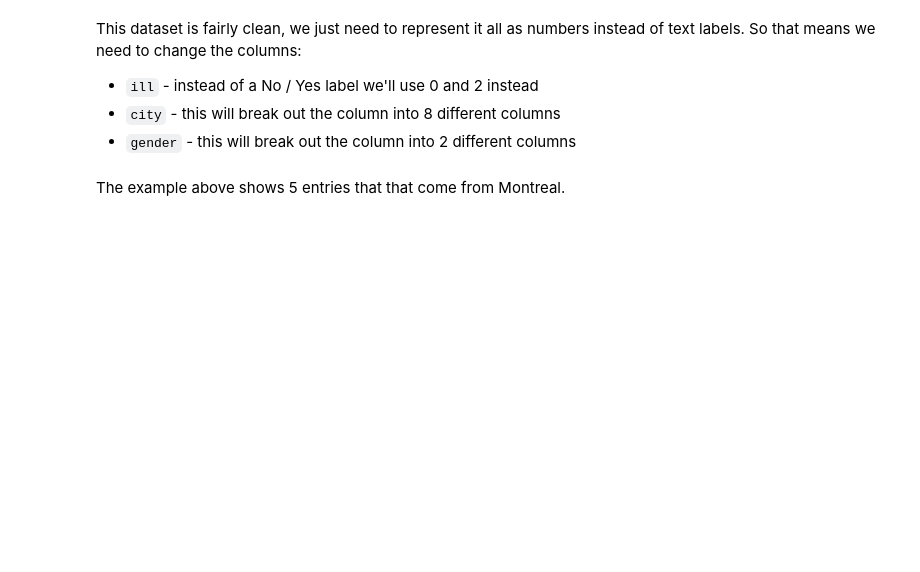
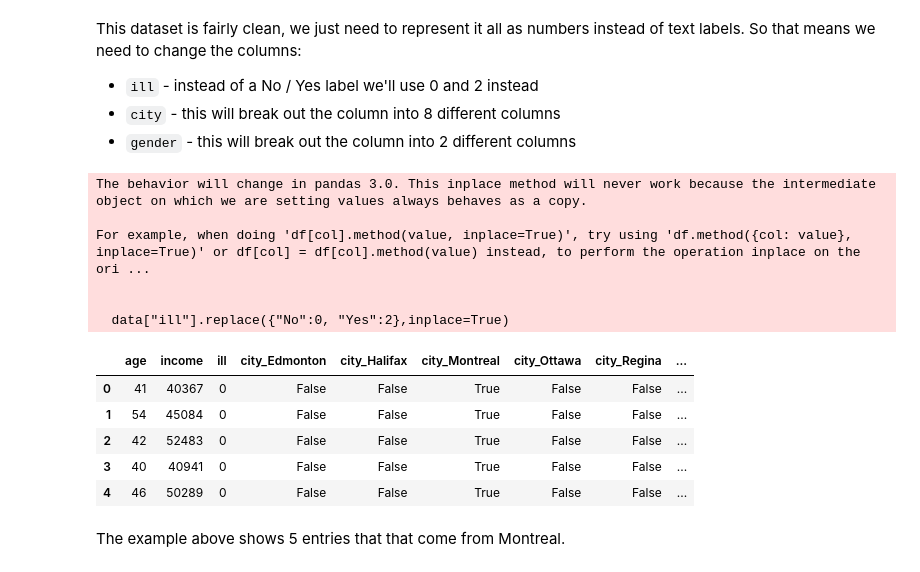
Before and after one commit to puneetxp/Class, a Jupyter notebook: Machine Learning Basics.ipynb, the cells around one changed output. Cells and saved outputs as stored; diff of their text form; code cells hidden in the pictures; blank space fills up the shorter version.

```diff
--- a/Machine Learning Basics.ipynb
+++ b/Machine Learning Basics.ipynb
@@ -92,11 +109,26 @@ This dataset is fairly clean, we just need to represent it all as numbers instea
 # %%
 #Instead of yes/no we'll use a 0 or 2
 #We use the value '2' to make our analysis later on less ambiguous
+# data["ill"].replace({"No":0, "Yes":2},inplace=True)
 data["ill"].replace({"No":0, "Yes":2},inplace=True)
 
+data["ill"] = data["ill"].astype(int)
 #We change categorical values into numeric ones using `dummies`
 data = pd.get_dummies(data, columns=['city','gender'])
 data.head(5)
+# %% [output]
+The behavior will change in pandas 3.0. This inplace method will never work because the intermediate object on which we are setting values always behaves as a copy.
+
+For example, when doing 'df[col].method(value, inplace=True)', try using 'df.method({col: value}, inplace=True)' or df[col] = df[col].method(value) instead, to perform the operation inplace on the ori ...
+
+
+  data["ill"].replace({"No":0, "Yes":2},inplace=True)
+|  | age | income | ill | city_Edmonton | city_Halifax | city_Montreal | city_Ottawa | city_Regina | ... |
+| 0 | 41 | 40367 | 0 | False | False | True | False | False | ... |
+| 1 | 54 | 45084 | 0 | False | False | True | False | False | ... |
+| 2 | 42 | 52483 | 0 | False | False | True | False | False | ... |
+| 3 | 40 | 40941 | 0 | False | False | True | False | False | ... |
+| 4 | 46 | 50289 | 0 | False | False | True | False | False | ... |
 # %% [markdown]
 The example above shows 5 entries that that come from Montreal.
 # %%
```
Also changed, not shown: parts of 16 cells of this notebook.
